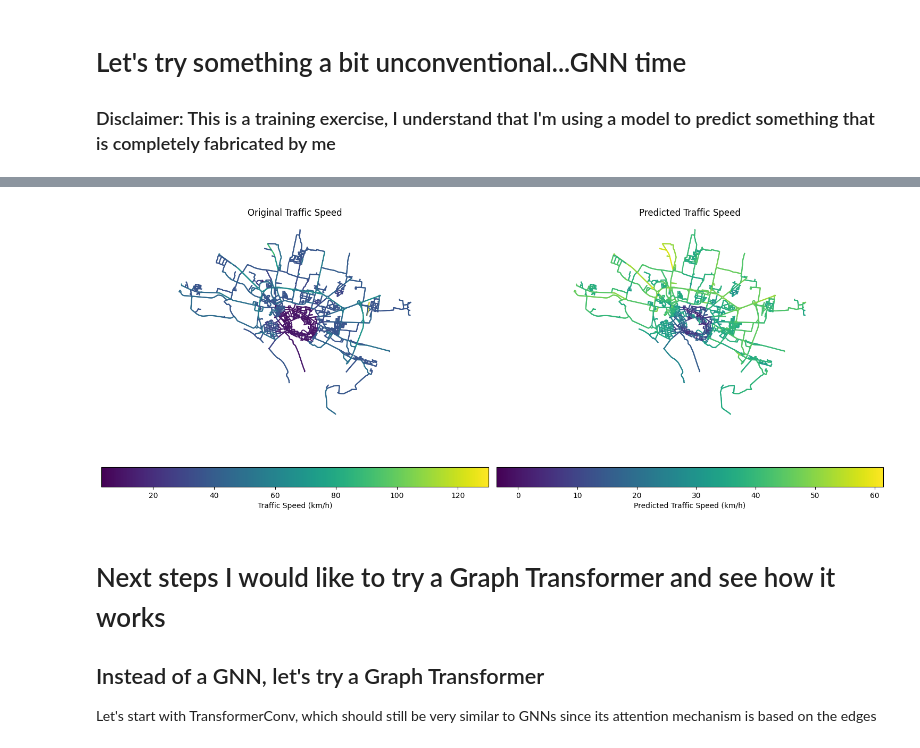
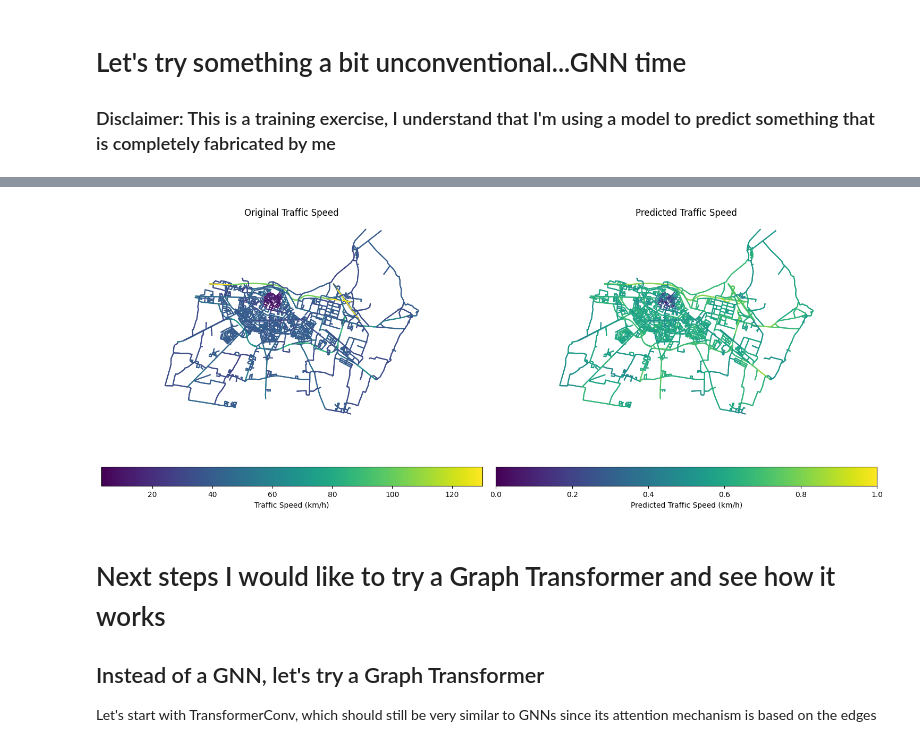
Before and after one commit to StefanoCarotti/FBK, a Jupyter notebook: GDS/CR/CR-2.ipynb, the cells around one changed output, grey strips where cells are left out. Cells and saved outputs as stored; diff of their text form; code cells hidden in the pictures.

```diff
--- a/GDS/CR/CR-2.ipynb
+++ b/GDS/CR/CR-2.ipynb
@@ -17,8 +17,8 @@ import numpy as np
 import matplotlib.pyplot as plt
 # %%
 # Load the data
-nodes_gnn = gpd.read_file('nodes_gnn.geojson')
-edges_gnn = gpd.read_file('edges_gnn.geojson')
+nodes_gnn = gpd.read_file('nodes_PC.geojson')
+edges_gnn = gpd.read_file('edges_PC.geojson')
 # %% [output]
 Skipping field highway: unsupported OGR type: 5
 Skipping field lanes: unsupported OGR type: 5
@@ -46,8 +47,7 @@ edges_gnn.plot(ax=ax, linewidth= 1, edgecolor= 'green', zorder=1)
 # %%
-
 # Preprocess the data and prepare the dataset
 
-X = nodes_gnn.drop(columns=['geometry', 'junction', 'highway'])
+X = nodes_gnn.drop(columns=['geometry', 'railway', 'highway'])
 X = np.array(X.values)
 scaler = StandardScaler()
 X_scaled = scaler.fit_transform(X)
@@ -149,8 +149,8 @@ Dataset created with 2230 nodes and 4679 edges
 # %%
 # Define hyperparameters
-HIDDEN_DIM = 32
+HIDDEN_DIM = 64
 LR = 0.01
-EPOCHS = 1000
+
 
 class GATv2(torch.nn.Module):
     def __init__(self, hidden_layer, data, output_dim = 1 , heads=4):
@@ -306,34 +307,39 @@ Final Test Results - Loss: 52.2321
 model.eval()
 with torch.no_grad():
     predictions = model(data).squeeze().cpu().numpy()
 
+# Normalize the predictions
+scaler = MinMaxScaler()
+predictions = scaler.fit_transform(predictions.reshape(-1, 1))
+
 # Add predictions back to the geodataframe for visualization
 edges_gnn['predictions'] = predictions
+
 
 #Visualize the predictions
 
 fig, (ax1, ax2) = plt.subplots(1, 2, figsize=(15, 6))
 
 # Plot the original traffic speed
 edges_gnn.plot(column='traffic_speed', ax=ax1, legend=True, cmap='viridis', legend_kwds={
     'label': "Traffic Speed (km/h)",
     'orientation': "horizontal"
 })
 ax1.set_title('Original Traffic Speed')
 ax1.set_axis_off()
 
 # Plot the predicted traffic speed
 edges_gnn.plot(column='predictions', ax=ax2, legend=True, cmap='viridis', legend_kwds={
     'label': "Predicted Traffic Speed (km/h)",
     'orientation': "horizontal"
 })
 ax2.set_title('Predicted Traffic Speed')
 ax2.set_axis_off()
 
 plt.tight_layout()
 plt.show()
 # %% [output]
-[figure, old version]
+[figure, new version]
 # %% [markdown]
 # Next steps I would like to try a Graph Transformer and see how it works
 ## Instead of a GNN, let's try a Graph Transformer
```
Also changed, not shown: parts of 38 cells of this notebook, 1 other file.
